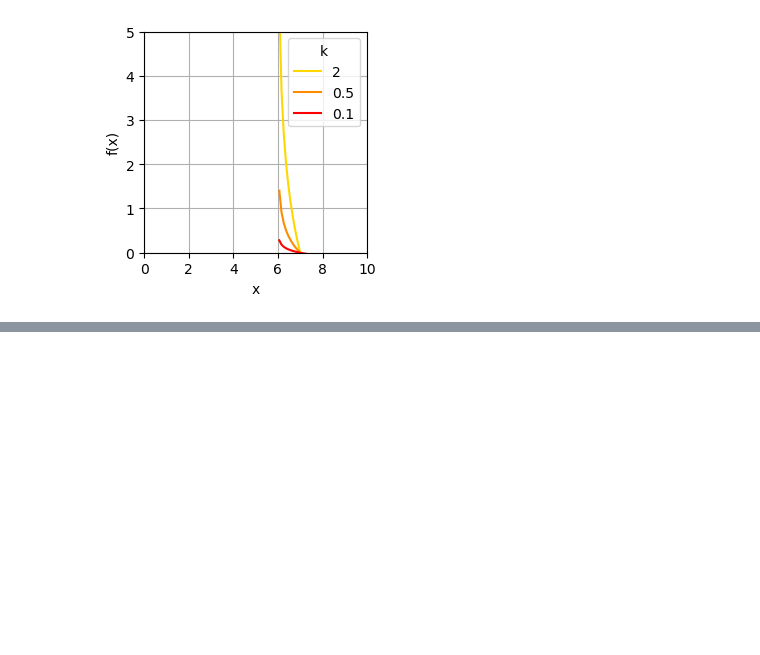
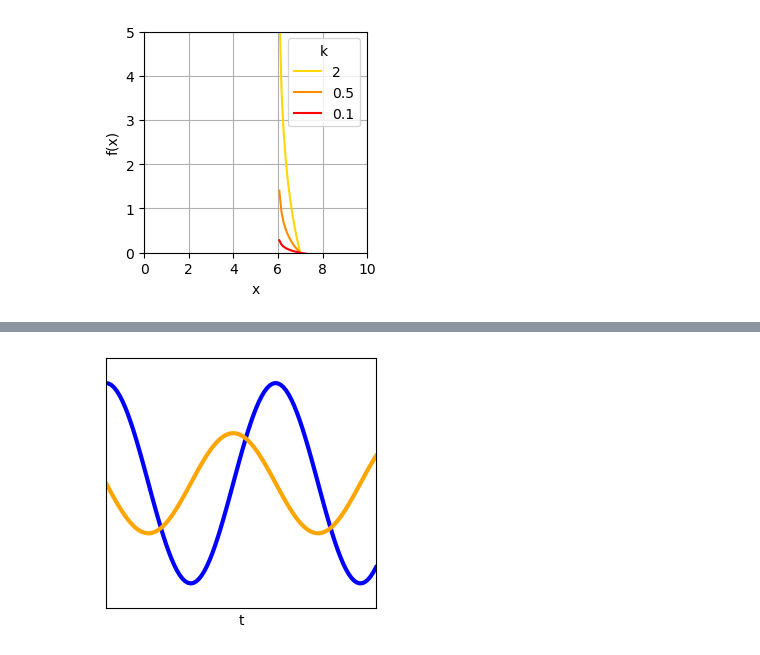
Before and after one commit to martavp/integrated-energy-grids, a Jupyter notebook: Lectures/Drawings_lectures.ipynb, the cells around one changed output, grey strips where cells are left out. Saved outputs shown, nothing was run; the diff lists cells and outputs as text; code cells hidden in the pictures; blank space fills up the shorter version.

```diff
--- a/Lectures/Drawings_lectures.ipynb
+++ b/Lectures/Drawings_lectures.ipynb
@@ -104,0 +153,24 @@ plt.savefig('fig5.png')
+# %%
+plt.rcParams["figure.figsize"] = [3, 3]
+plt.rcParams["figure.autolayout"] = True
+V=0.8
+R=2
+def f(x):
+   return V*np.cos(x)
+
+def g(x):
+   return (V/R)*np.cos(x+np.pi/2)
+x = np.linspace(0, 10, 100)
+
+plt.plot(x, f(x), color='blue', linewidth=3)
+plt.plot(x, g(x), color='orange', linewidth=3)
+plt.grid()
+plt.xlabel('t')
+plt.ylabel('')
+plt.xlim([0,10])
+plt.xticks([])
+plt.ylim([-1,1])
+plt.yticks([])
+plt.savefig('fig8.png')
+# %% [output]
+[figure, added]
```
Also changed, not shown: parts of 3 cells of this notebook, 9 other files.
